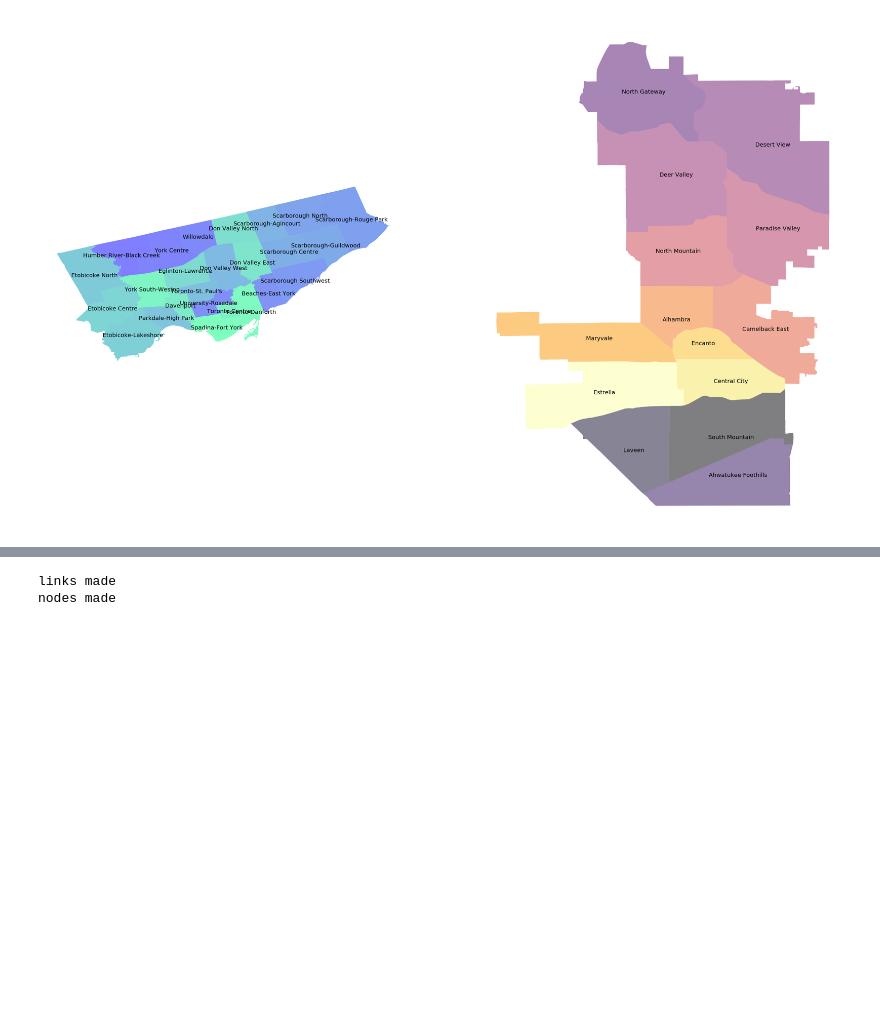
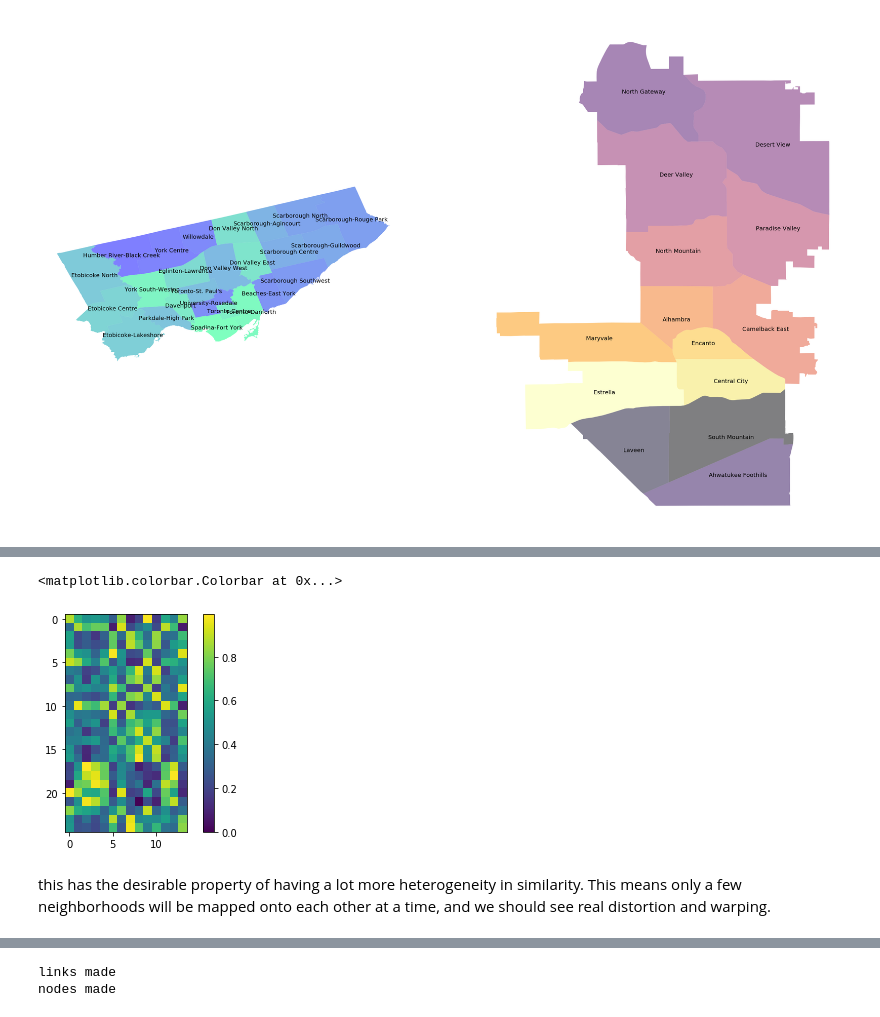
Before and after one commit to lots-of-things/city2city, a Jupyter notebook: build_maps_and_similarity.ipynb, the cells around one changed output, grey strips where cells are left out. Saved outputs shown, nothing was run; the diff lists cells and outputs as text; code cells hidden in the pictures; blank space fills up the shorter version.

```diff
--- a/dataprep.ipynb
+++ b/build_maps_and_similarity.ipynb
@@ -285,0 +288,41 @@ df_cl_p = pd.DataFrame(list(zip(p_i_clusts,p_j_clusts,p_dists,p_i_x,p_i_y)),
+# %%
+p_list = []
+t_list = []
+f = 0.1
+for tst_i in range(10):
+    df_cl_tst = df_cl.copy()
+    for run_i in range(5):
+        for rand_ind in np.random.permutation(range(df_cl_tst.shape[0])):
+
+            row = df_cl_tst.iloc[rand_ind]
+            t_inds = df_cl_tst['t_clust']==row['t_clust']
+            p_inds = df_cl_tst['p_clust']==row['p_clust']
+
+            tgo = df_cl_tst.loc[t_inds,'sim']
+            tout = np.empty(tgo.size,dtype=np.int64)
+            tout[tgo.argsort()] = np.arange(tgo.size)
+            tout = tout/tout.max()
+
+            pgo = df_cl_tst.loc[p_inds,'sim']
+            pout = np.empty(pgo.size,dtype=np.int64)
+            pout[pgo.argsort()] = np.arange(pgo.size)
+            pout = pout/pout.max()
+
+            if np.random.randn()>0:
+                df_cl_tst.loc[t_inds,'sim'] = (1-f)*df_cl_tst.loc[t_inds,'sim']+f*tout
+                df_cl_tst.loc[p_inds,'sim'] = (1-f)*df_cl_tst.loc[p_inds,'sim']+f*pout
+            else:
+                df_cl_tst.loc[p_inds,'sim'] = (1-f)*df_cl_tst.loc[p_inds,'sim']+f*pout
+                df_cl_tst.loc[t_inds,'sim'] = (1-f)*df_cl_tst.loc[t_inds,'sim']+f*tout
+
+    df_cl_tst[f'sim_{tst_i}'] = df_cl_tst['sim']
+    df_cl = df_cl.merge(df_cl_tst[['t_clust','p_clust',f'sim_{tst_i}']],on=['t_clust','p_clust'])
+df_cl['sim_avg'] = df_cl[[f'sim_{tst_i}' for tst_i in range(10)]].mean(axis=1)
+# %%
+plt.imshow(convert_to_matrix(df_cl,'sim_avg'))
+plt.colorbar()
+# %% [output]
+<matplotlib.colorbar.Colorbar at 0x...>
+[figure, added]
+# %% [markdown]
+this has the desirable property of having a lot more heterogeneity in similarity.  This means only a few neighborhoods will be mapped onto each other at a time, and we should see real distortion and warping.
```
Also changed, not shown: parts of 37 cells of this notebook, 4 other files.
